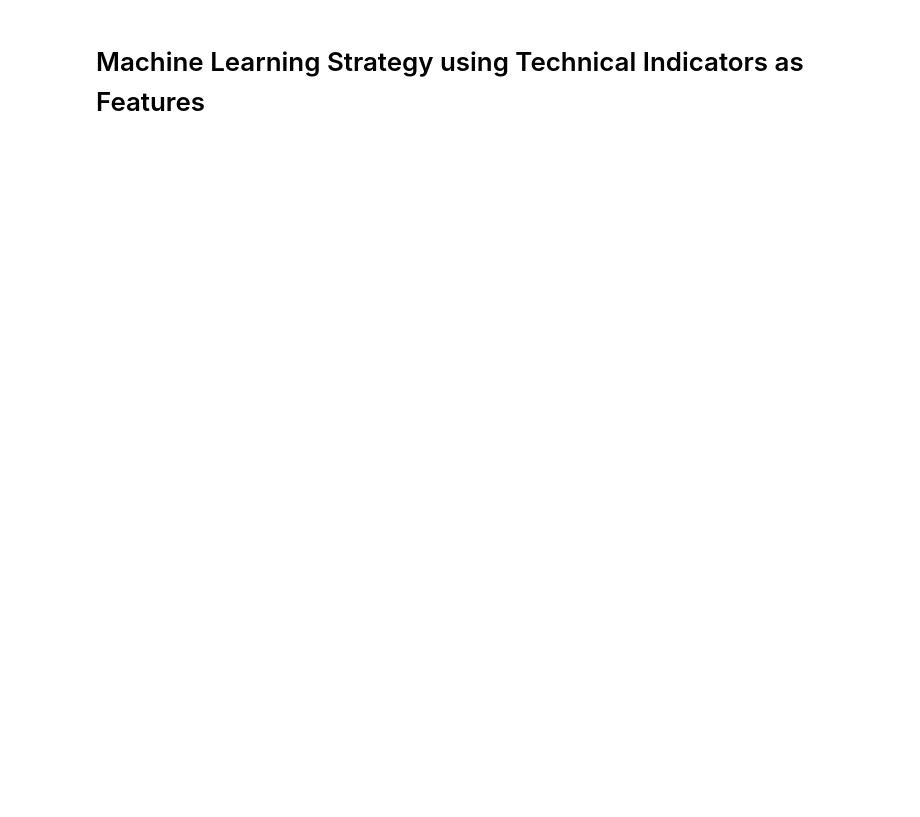
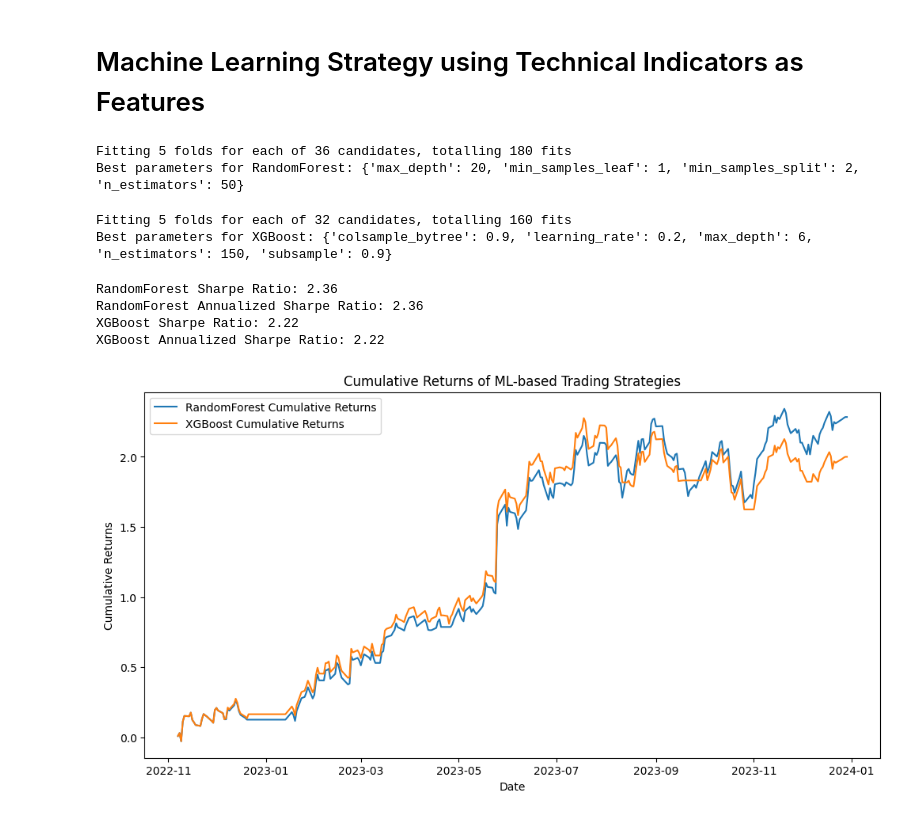
Before and after one commit to astronaut505/tradingtroll, a Jupyter notebook: buyorbye.ipynb, the cells around one changed output. Drawn from its saved outputs; the diff is of its cells as text; code cells hidden in the pictures; blank space fills up the shorter version.

```diff
--- a/buyorbye.ipynb
+++ b/buyorbye.ipynb
@@ -134,35 +148,107 @@ xgb_predictions = xgb_model.predict(X_test)
+# %%
+from sklearn.model_selection import GridSearchCV
+
+# Define the parameter grid for RandomForest with adjusted sensitivity
+param_grid_rf = {
+    'n_estimators': [50, 100],
+    'max_depth': [10, 20, 30],
+    'min_samples_split': [2, 4],
+    'min_samples_leaf': [1, 2, 3]
+}
+
+# Initialize RandomForestClassifier
+rf_model = RandomForestClassifier()
+
+# Perform Grid Search with cross-validation
+grid_search_rf = GridSearchCV(estimator=rf_model, param_grid=param_grid_rf, cv=5, n_jobs=-1, verbose=2)
+grid_search_rf.fit(X_train, y_train)
+
+# Best parameters and model
+best_rf_model = grid_search_rf.best_estimator_
+print("Best parameters for RandomForest:", grid_search_rf.best_params_)
+
+# Predictions with the best RandomForest model
+rf_predictions = best_rf_model.predict(X_test)
+# %% [output]
+Fitting 5 folds for each of 36 candidates, totalling 180 fits
+Best parameters for RandomForest: {'max_depth': 20, 'min_samples_leaf': 1, 'min_samples_split': 2, 'n_estimators': 50}
+# %%
+from sklearn.model_selection import GridSearchCV
+import xgboost as xgb
+
+# Define the parameter grid for XGBoost with adjusted sensitivity
+param_grid_xgb = {
+    'n_estimators': [100, 150],
+    'max_depth': [4, 6],
+    'learning_rate': [0.1, 0.2],
+    'subsample': [0.8, 0.9],
+    'colsample_bytree': [0.8, 0.9]
+}
+
+# Initialize XGBClassifier
+xgb_model = xgb.XGBClassifier(eval_metric='logloss')
+
+# Perform Grid Search with cross-validation
+grid_search_xgb = GridSearchCV(estimator=xgb_model, param_grid=param_grid_xgb, cv=5, n_jobs=-1, verbose=2)
+grid_search_xgb.fit(X_train, y_train)
+
+# Best parameters and model
+best_xgb_model = grid_search_xgb.best_estimator_
+print("Best parameters for XGBoost:", grid_search_xgb.best_params_)
+
+# Predictions with the best XGBoost model
+xgb_predictions = best_xgb_model.predict(X_test)
+# %% [output]
+Fitting 5 folds for each of 32 candidates, totalling 160 fits
+Best parameters for XGBoost: {'colsample_bytree': 0.9, 'learning_rate': 0.2, 'max_depth': 6, 'n_estimators': 150, 'subsample': 0.9}
 # %%
 # Ensure the indices of test_df and X_test align correctly
 test_df = nvidia.iloc[len(X_train):].copy()
 
 # Add the predictions from the best models to the test dataframe
 test_df['rf_signal'] = rf_predictions
 test_df['xgb_signal'] = xgb_predictions
-## Function to calculate returns and Sharpe ratio
+
+# Function to calculate performance metrics
 def calculate_performance(df, signal_col):
     df['returns'] = df['Close'].pct_change()
     df['strategy_returns'] = df[signal_col].shift(1) * df['returns']
     cumulative_returns = (1 + df['strategy_returns']).cumprod() - 1
 
     sharpe_ratio = (df['strategy_returns'].mean() / df['strategy_returns'].std()) * np.sqrt(252)
-
     annualized_return = df['strategy_returns'].mean() * 252
     annualized_volatility = df['strategy_returns'].std() * np.sqrt(252)
     annualized_sharpe_ratio = annualized_return / annualized_volatility
 
     return cumulative_returns, sharpe_ratio, annualized_sharpe_ratio
 
 # Calculate performance for RandomForest strategy
 rf_cumulative_returns, rf_sharpe_ratio, rf_annualized_sharpe_ratio = calculate_performance(test_df, 'rf_signal')
 
 # Calculate performance for XGBoost strategy
 xgb_cumulative_returns, xgb_sharpe_ratio, xgb_annualized_sharpe_ratio = calculate_performance(test_df, 'xgb_signal')
 
 # Print performance metrics
 print(f"RandomForest Sharpe Ratio: {rf_sharpe_ratio:.2f}")
 print(f"RandomForest Annualized Sharpe Ratio: {rf_annualized_sharpe_ratio:.2f}")
 print(f"XGBoost Sharpe Ratio: {xgb_sharpe_ratio:.2f}")
 print(f"XGBoost Annualized Sharpe Ratio: {xgb_annualized_sharpe_ratio:.2f}")
+
+# Plot cumulative returns for both strategies
+plt.figure(figsize=(12, 6))
+plt.plot(rf_cumulative_returns, label='RandomForest Cumulative Returns')
+plt.plot(xgb_cumulative_returns, label='XGBoost Cumulative Returns')
+plt.title('Cumulative Returns of ML-based Trading Strategies')
+plt.xlabel('Date')
+plt.ylabel('Cumulative Returns')
+plt.legend()
+plt.show()
+# %% [output]
+RandomForest Sharpe Ratio: 2.36
+RandomForest Annualized Sharpe Ratio: 2.36
+XGBoost Sharpe Ratio: 2.22
+XGBoost Annualized Sharpe Ratio: 2.22
+[figure, added]
 # %%
 # Calculate positions for RandomForest and XGBoost strategies
 test_df['rf_position'] = test_df['rf_signal'].diff()
```
Also changed, not shown: parts of 9 cells of this notebook.
